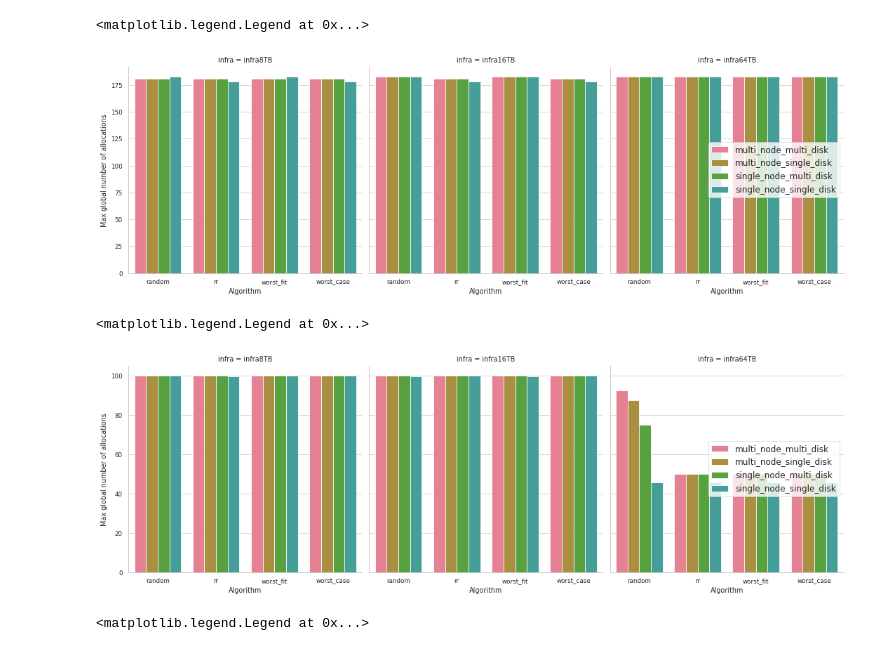
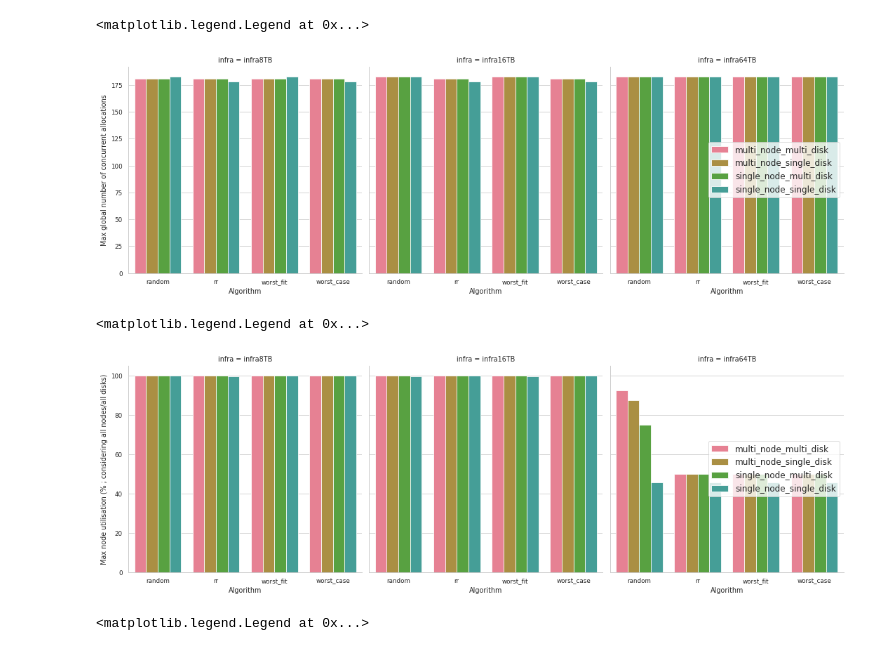
Before and after one commit to hephtaicie/storalloc, a Jupyter notebook: simulation/Seaborn_StorAllocStats.ipynb, the cells around one changed output. Drawn from its saved outputs; the diff is of its cells as text; code cells hidden in the pictures.

```diff
--- a/simulation/Seaborn_StorAllocStats.ipynb
+++ b/simulation/Seaborn_StorAllocStats.ipynb
@@ -11,7 +11,7 @@ from yaml import SafeLoader
 
 EXP_PATH = "/home/hazrael/GitRepositories/storalloc-gitlab/simulation/results"
 # EXP_NAME = ["exp__18-Mar-22_09-46", "exp__18-Mar-22_11-08", "exp__18-Mar-22_15-18"]
-EXP_NAME = ["exp__20-Mar-22_11-09"]
+EXP_NAME = ["results__20-Mar-22_11-09"]
 
 exp_data = []
 
@@ -142,29 +142,29 @@ g = sns.catplot(
     col_order=infra_order, order=algo_order,sharey="row",
     height=5, legend=False
 )
-g.set(ylabel="Max global number of allocations", xlabel="Algorithm")
+g.set(ylabel="Max global number of concurrent allocations", xlabel="Algorithm")
 plt.legend(fontsize="12", loc="right")
 # %% [output]
 <matplotlib.legend.Legend at 0x...>
-[figure, old version]
+[figure, new version]
 # %%
 sns.set_theme(**categorical_theme_2)
 
 # --- MAX NODE UTILISATION (ALL NODES)
 # For platform with underfit capacity (8/16 TB), every algorithm reaches about 100% max node utilisation (see above how this is computed) :
 # it means at least 1 disk per node has reached 100% utilisation
 
 g = sns.catplot(
     data=df_data, kind="bar",
     x="algo", y="max_node_utilisation", hue="system", col="infra",
     col_order=infra_order, order=algo_order,sharey="row",
     height=5, legend=False
 )
-g.set(ylabel="Max global number of allocations", xlabel="Algorithm")
+g.set(ylabel="Max node utilisation (% ; considering all nodes/all disks)", xlabel="Algorithm")
 plt.legend(fontsize="12", loc="right")
 # %% [output]
 <matplotlib.legend.Legend at 0x...>
-[figure, old version]
+[figure, new version]
 # %%
 sns.set_theme(**categorical_theme_2)
 
```
Also changed, not shown: parts of 9 cells of this notebook.
